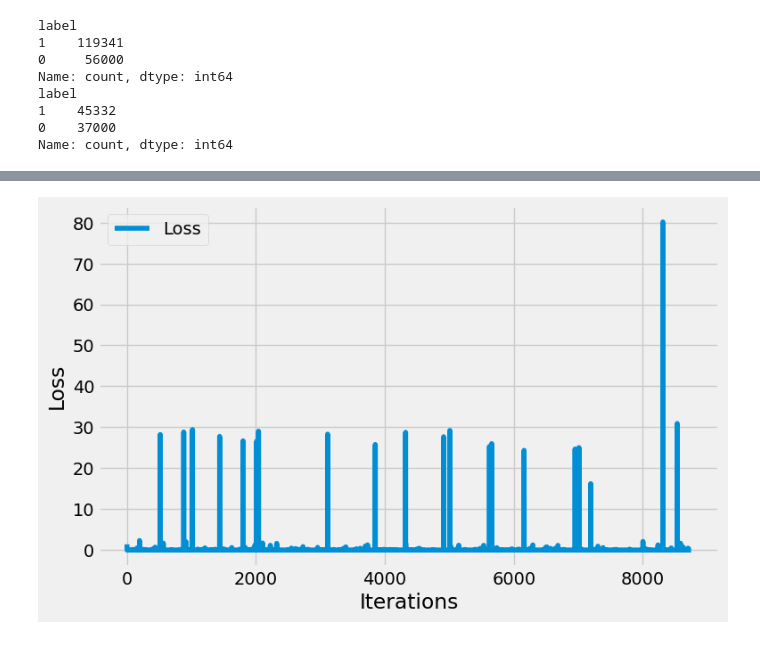
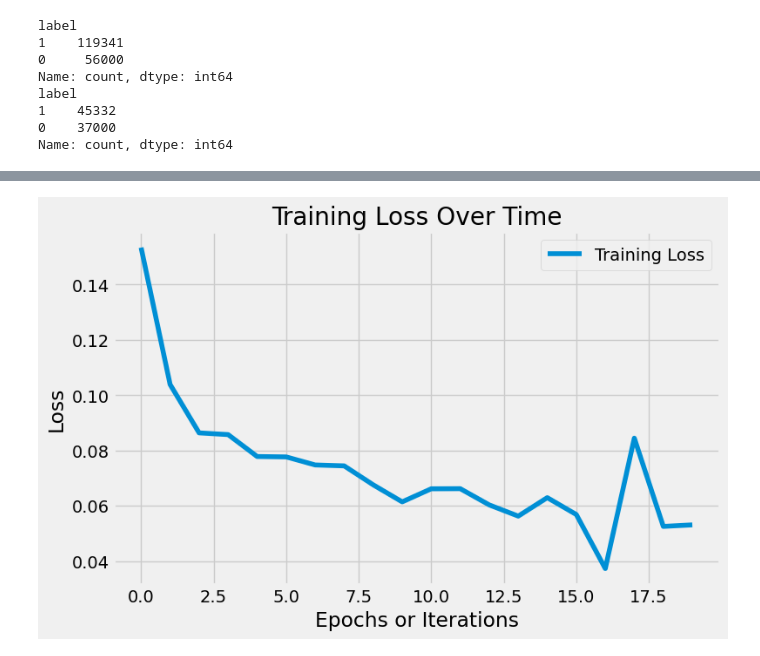
Before and after one commit to One-Bit-Myanmar/RAG-chatbot, a Jupyter notebook: log_analysis/dl_model.ipynb, the cells around one changed output, grey strips where cells are left out. Saved outputs shown, nothing was run; the diff lists cells and outputs as text; code cells hidden in the pictures.

```diff
--- a/log_analysis/dl_model.ipynb
+++ b/log_analysis/dl_model.ipynb
@@ -97,5 +97,5 @@ train_loader = DataLoader(train_dataset, batch_size=32, shuffle=True)
 # %%
 feature_dim = X_train.shape[1]
 model = AutoEncoder(input_dim=feature_dim).to(device)
-criteriaon = nn.MSELoss()
+criterion = nn.MSELoss()
 optimizer = torch.optim.Adam(model.parameters(),lr = 1e-3)
@@ -102,16 +122,36 @@ optimizer = torch.optim.Adam(model.parameters(),lr = 1e-3)
 # %%
-epochs = 5
+epochs = 30
+patience = 3
+min_delta = 1e-4
+
+best_loss = float('inf')
+patience_counter = 0
 losses = []
+
 for epoch in range(epochs):
     model.train()
+    epoch_loss = 0.0
     for batch in train_loader:
         x = batch.to(device)
         output = model(x)
-        loss = criteriaon(output,x)
+        loss = criterion(output, x)
         optimizer.zero_grad()
         loss.backward()
         optimizer.step()
-        losses.append(loss.item())
+        epoch_loss += loss.item()
 
-    print(f"Epoch {epoch} : Loss = {loss.item():.3f}")
+    avg_loss = epoch_loss / len(train_loader)
+    losses.append(avg_loss)
+    print(f"Epoch {epoch+1}: Training Loss = {avg_loss:.6f}")
+
+    # Early stopping logic
+    if best_loss - avg_loss > min_delta:
+        best_loss = avg_loss
+        patience_counter = 0
+    else:
+        patience_counter += 1
+
+    if patience_counter >= patience:
+        print(f"Early stopping triggered at epoch {epoch+1}")
+        break
 # %% [output]
@@ -123,12 +175,13 @@ Epoch 4 : Loss = 0.003
 # %%
-plt.style.use('fivethirtyeight')
 plt.figure(figsize=(8, 5))
-plt.plot(losses, label='Loss')
-plt.xlabel('Iterations')
+plt.plot(losses, label='Training Loss')
+plt.xlabel('Epochs or Iterations')
 plt.ylabel('Loss')
+plt.title('Training Loss Over Time')
 plt.legend()
+plt.grid(True)
 plt.show()
 # %% [output]
-[figure, old version]
+[figure, new version]
 # %%
 model.eval()
```
Also changed, not shown: parts of 15 cells of this notebook, 1 other file.
